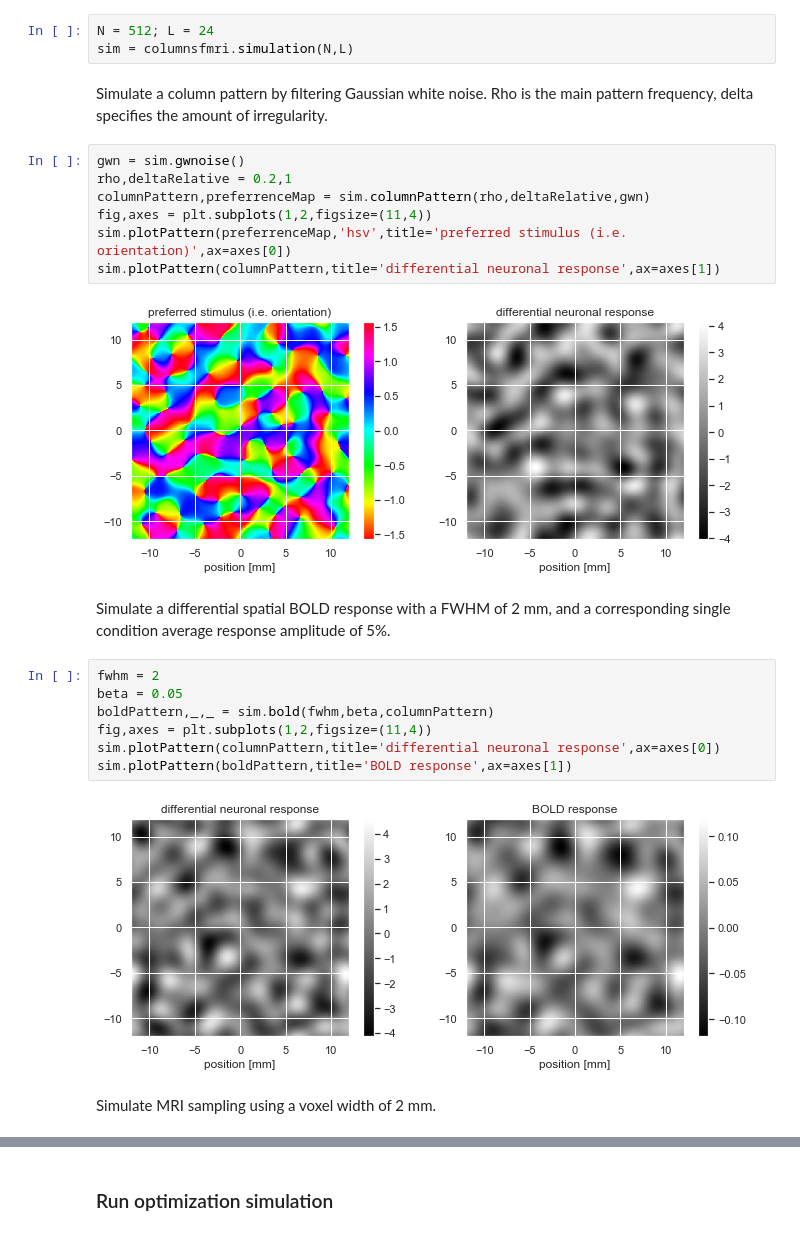
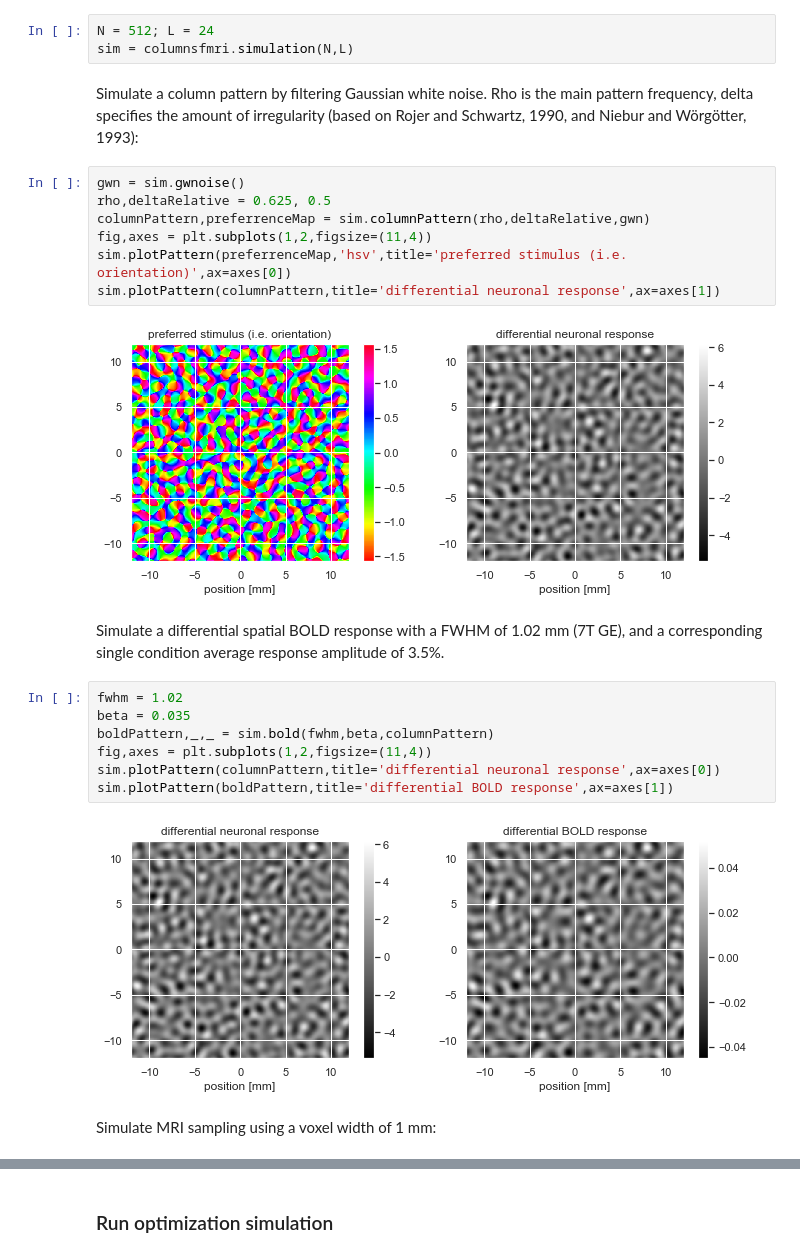
Before and after one commit to dchaimow/columnsfmri, a Jupyter notebook: columnsfmri.ipynb, the cells around one changed output, grey strips where cells are left out. Drawn from its saved outputs; the diff is of its cells as text.

```diff
--- a/columnsfmri.ipynb
+++ b/columnsfmri.ipynb
@@ -19,27 +21,27 @@ Inititialize simulation using a 512 x 512 grid on an area of 24 x 24 mm.
 N = 512; L = 24
 sim = columnsfmri.simulation(N,L)
 # %% [markdown]
-Simulate a column pattern by filtering Gaussian white noise. Rho is the main pattern frequency, delta specifies the amount of irregularity.
+Simulate a column pattern by filtering Gaussian white noise. Rho is the main pattern frequency, delta specifies the amount of irregularity (based on Rojer and Schwartz, 1990, and Niebur and Wörgötter, 1993):
 # %%
 gwn = sim.gwnoise()
-rho,deltaRelative = 0.2,1
+rho,deltaRelative = 0.625, 0.5
 columnPattern,preferrenceMap = sim.columnPattern(rho,deltaRelative,gwn)
 fig,axes = plt.subplots(1,2,figsize=(11,4))
 sim.plotPattern(preferrenceMap,'hsv',title='preferred stimulus (i.e. orientation)',ax=axes[0])
 sim.plotPattern(columnPattern,title='differential neuronal response',ax=axes[1])
 # %% [output]
-[figure, old version]
+[figure, new version]
 # %% [markdown]
-Simulate a differential spatial BOLD response with a FWHM of 2 mm, and a corresponding single condition average response amplitude of 5%.
+Simulate a differential spatial BOLD response with a FWHM of 1.02 mm (7T GE), and a corresponding single condition average response amplitude of 3.5%.
 # %%
-fwhm = 2
-beta = 0.05
+fwhm = 1.02
+beta = 0.035
 boldPattern,_,_ = sim.bold(fwhm,beta,columnPattern)
 fig,axes = plt.subplots(1,2,figsize=(11,4))
 sim.plotPattern(columnPattern,title='differential neuronal response',ax=axes[0])
-sim.plotPattern(boldPattern,title='BOLD response',ax=axes[1])
+sim.plotPattern(boldPattern,title='differential BOLD response',ax=axes[1])
 # %% [output]
-[figure, old version]
+[figure, new version]
 # %% [markdown]
-Simulate MRI sampling using a voxel width of 2 mm.
+Simulate MRI sampling using a voxel width of 1 mm:
 # %%
```
Also changed, not shown: parts of 26 cells of this notebook, 3 other files.
